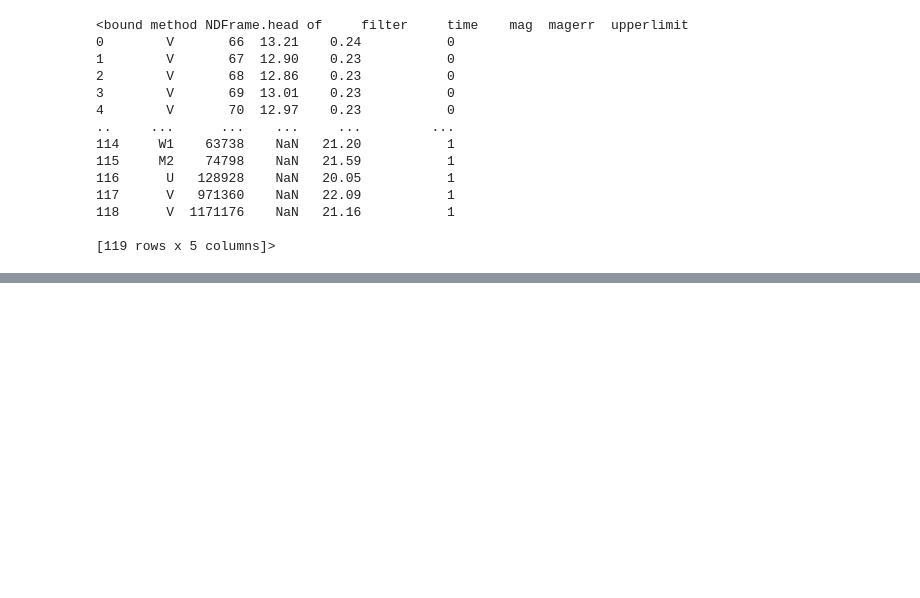
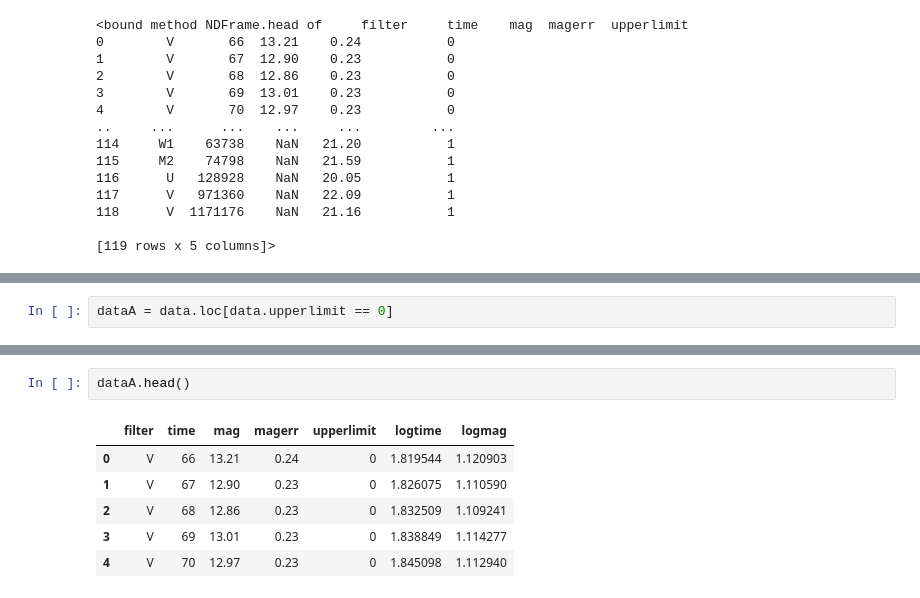
Before and after one commit to MatteoGhizzi/MLPNS2021, a Jupyter notebook: Lezione8.ipynb, the cells around one changed output, grey strips where cells are left out. Saved outputs shown, nothing was run; the diff lists cells and outputs as text; blank space fills up the shorter version.

```diff
--- a/Lezione8.ipynb
+++ b/Lezione8.ipynb
@@ -46,0 +86,2 @@ TypeError: ignored
+# %%
+dataA = data.loc[data.upperlimit == 0]
@@ -46,0 +92,9 @@ TypeError: ignored
+# %%
+dataA.head()
+# %% [output]
+|  | filter | time | mag | magerr | upperlimit | logtime | logmag |
+| 0 | V | 66 | 13.21 | 0.24 | 0 | 1.819544 | 1.120903 |
+| 1 | V | 67 | 12.90 | 0.23 | 0 | 1.826075 | 1.110590 |
+| 2 | V | 68 | 12.86 | 0.23 | 0 | 1.832509 | 1.109241 |
+| 3 | V | 69 | 13.01 | 0.23 | 0 | 1.838849 | 1.114277 |
+| 4 | V | 70 | 12.97 | 0.23 | 0 | 1.845098 | 1.112940 |
```
Also changed, not shown: parts of 12 cells of this notebook.
